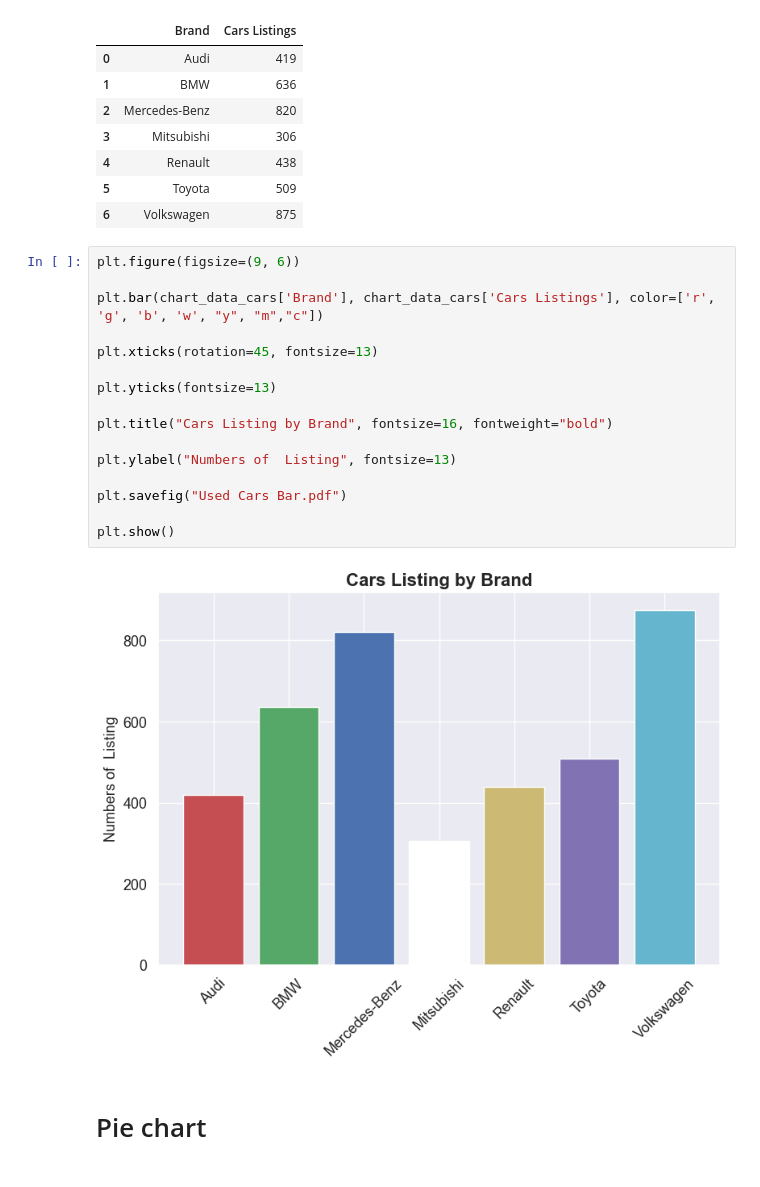
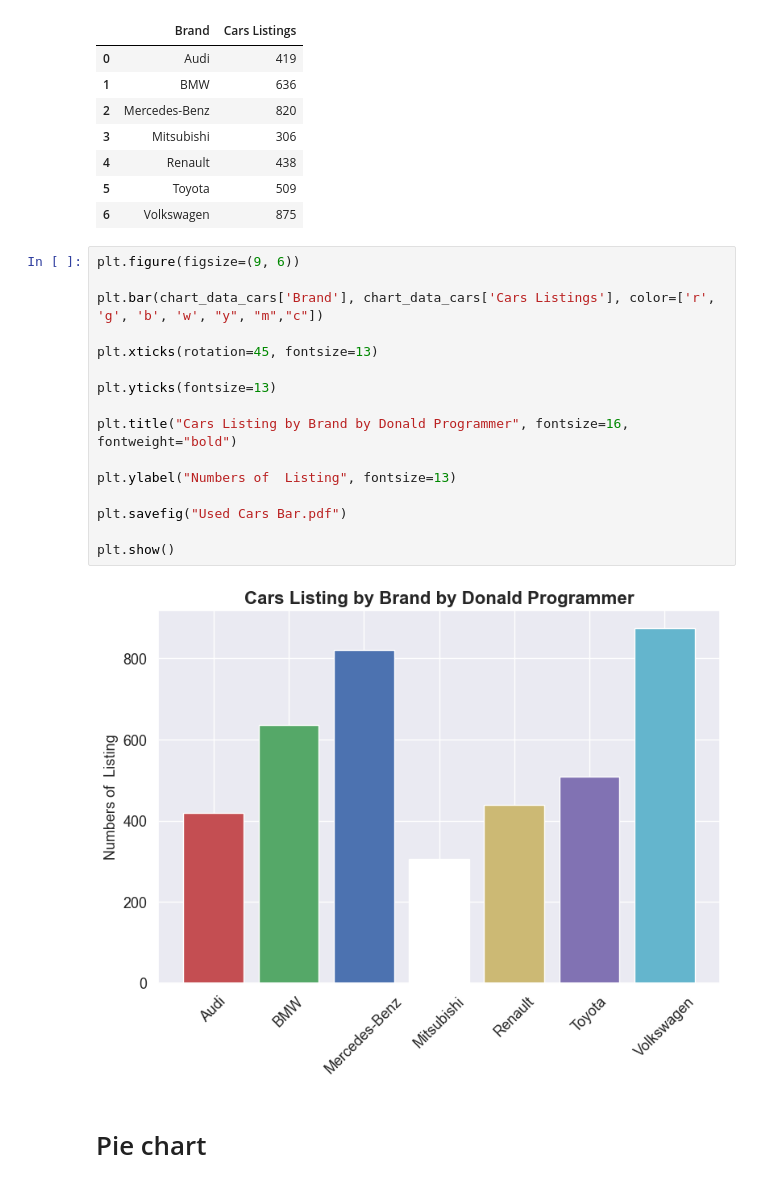
Before and after one commit to donaldte/data-visualization, a Jupyter notebook: data-visualization.ipynb, the cells around one changed output. Cells and saved outputs as stored; diff of their text form.

```diff
--- a/data-visualization.ipynb
+++ b/data-visualization.ipynb
@@ -22,21 +23,21 @@ chart_data_cars
 # %%
 plt.figure(figsize=(9, 6))
 
 plt.bar(chart_data_cars['Brand'], chart_data_cars['Cars Listings'], color=['r', 'g', 'b', 'w', "y", "m","c"])
 
 plt.xticks(rotation=45, fontsize=13)
 
 plt.yticks(fontsize=13)
 
-plt.title("Cars Listing by Brand", fontsize=16, fontweight="bold")
+plt.title("Cars Listing by Brand by Donald Programmer", fontsize=16, fontweight="bold")
 
 plt.ylabel("Numbers of  Listing", fontsize=13)
 
 plt.savefig("Used Cars Bar.pdf")
 
 plt.show()
 # %% [output]
-[figure, old version]
+[figure, new version]
 # %% [markdown]
 # Pie chart
 # %%
```
Also changed, not shown: parts of 29 cells of this notebook, 16 other files.
